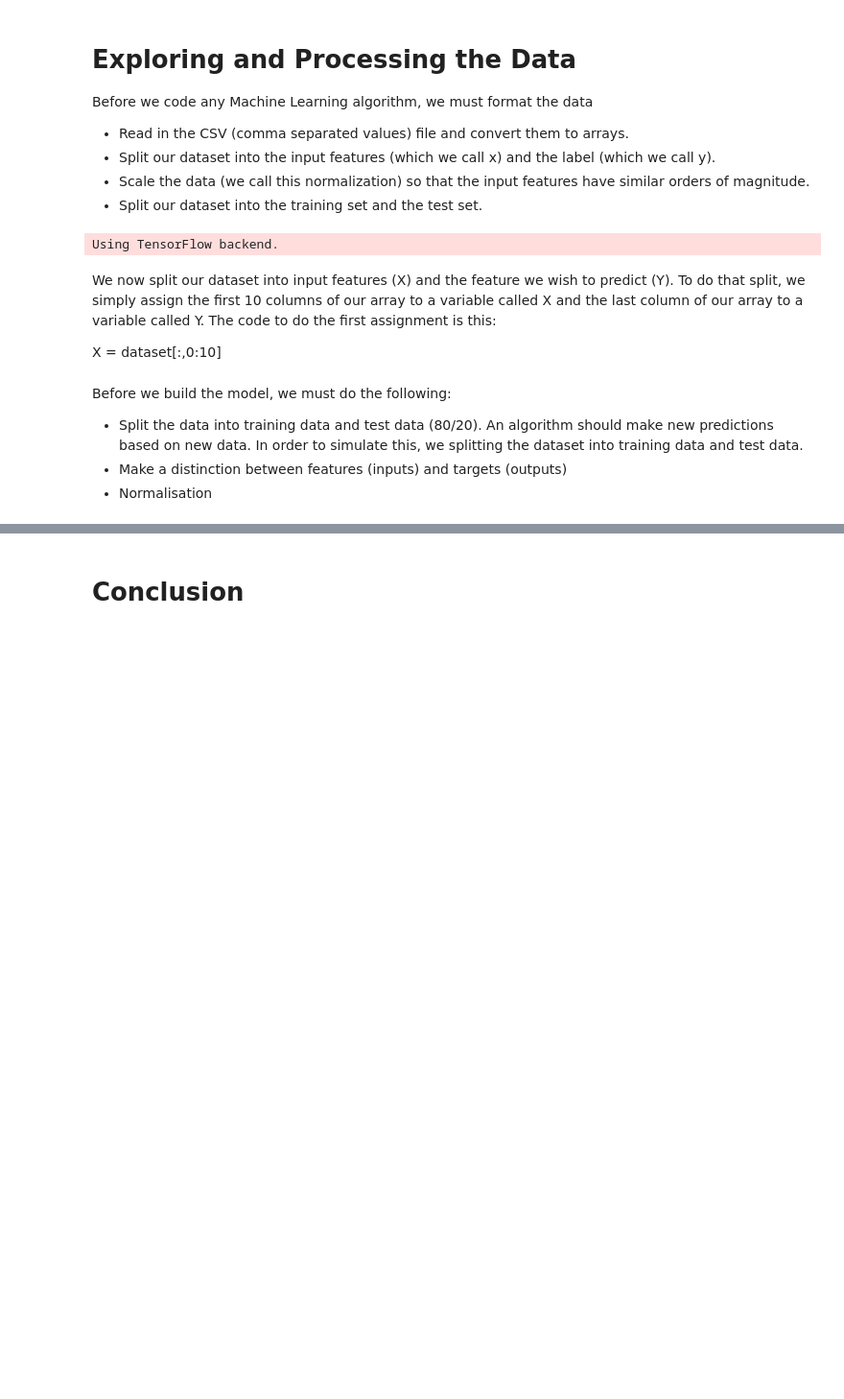
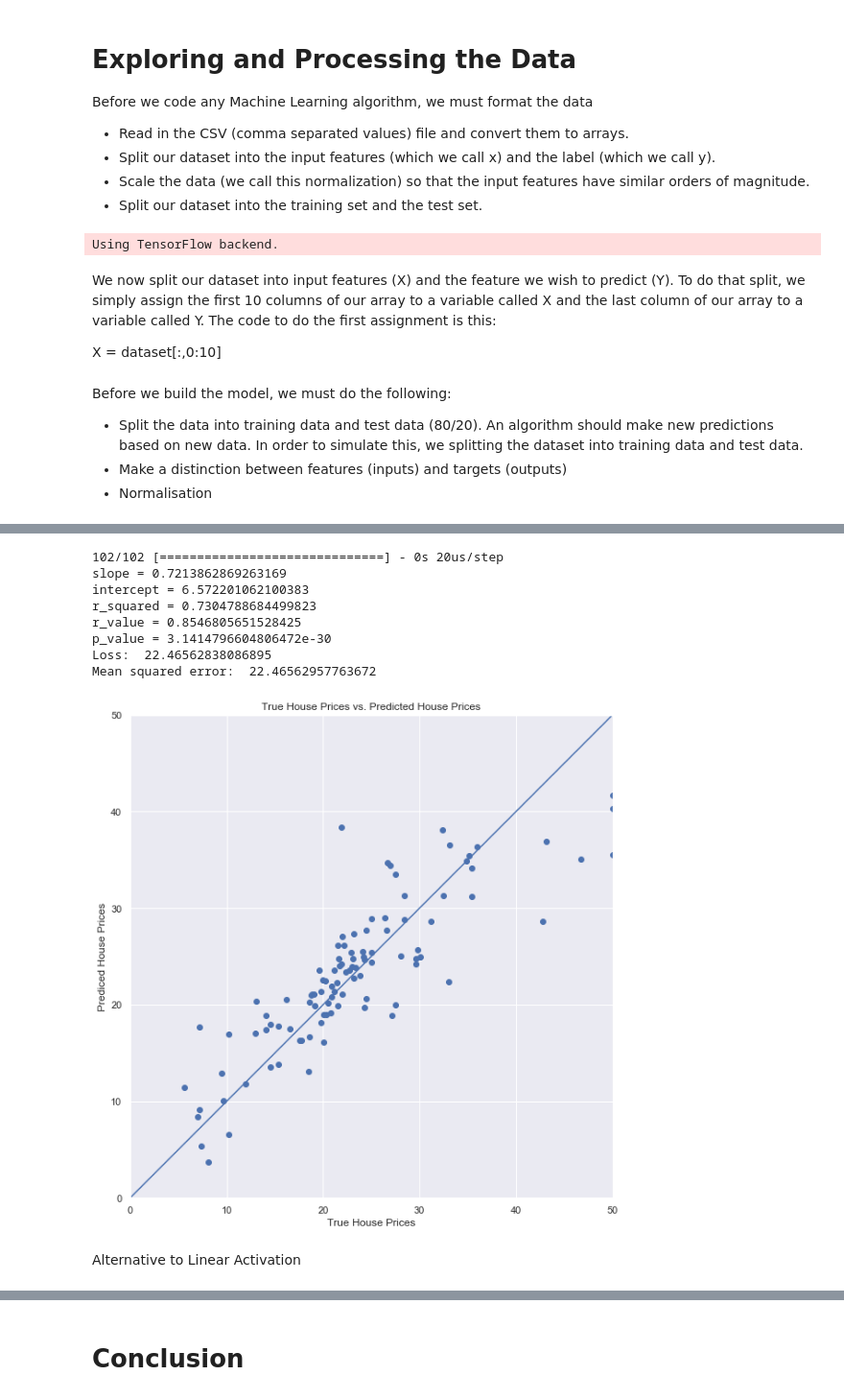
Before and after one commit to ClaireDrummond/MachineLearnStats-Project, a Jupyter notebook: BostonHousePrices.ipynb, the cells around one changed output, grey strips where cells are left out. Shown at 96% size. Drawn from its saved outputs; the diff is of its cells as text; code cells hidden in the pictures; blank space fills up the shorter version.

```diff
--- a/BostonHousePrices.ipynb
+++ b/BostonHousePrices.ipynb
@@ -668,3 +660,45 @@ plt.plot([-100, 100], [-100, 100])
+# %%
+test_predictions = m.predict(test_data).flatten()
+# Flatten layer in Keras reshapes the tensor to have a shape that is equal to the number of elements contained in the tensor
+# %%
+from scipy import stats
+slope, intercept, r_value, p_value, slope_std_error = stats.linregress(test_target,test_predictions)
+
+a = plt.axes(aspect='equal')
+plt.scatter(test_target, test_predictions)
+plt.xlabel('True House Prices')
+plt.ylabel('Prediced House Prices')
+
+# Set x y limits:
+lims = [0, 50]
+plt.xlim(lims)
+plt.ylim(lims)
+_ = plt.plot(lims, lims)
+
+# title
+plt.title("True House Prices vs. Predicted House Prices")
+
+loss, mse = m.evaluate(test_data, test_target)
+
+print ("slope = " + str(slope))
+print ("intercept = " + str(intercept))
+print ("r_squared = " + str(r_value**2))
+print ("r_value = " + str(r_value))
+print ("p_value = " +str(p_value))
+print("Loss: ", loss)
+print("Mean squared error: ", mse)
+# %% [output]
+102/102 [==============================] - 0s 20us/step
+slope = 0.7213862869263169
+intercept = 6.572201062100383
+r_squared = 0.7304788684499823
+r_value = 0.8546805651528425
+p_value = 3.1414796604806472e-30
+Loss:  22.46562838086895
+Mean squared error:  22.46562957763672
+[figure, added]
+# %% [markdown]
+Alternative to Linear Activation
 # %%
 # Define model
 # The first layer has 896: (13+1)*64 parameters
```
Also changed, not shown: parts of 72 cells of this notebook.
